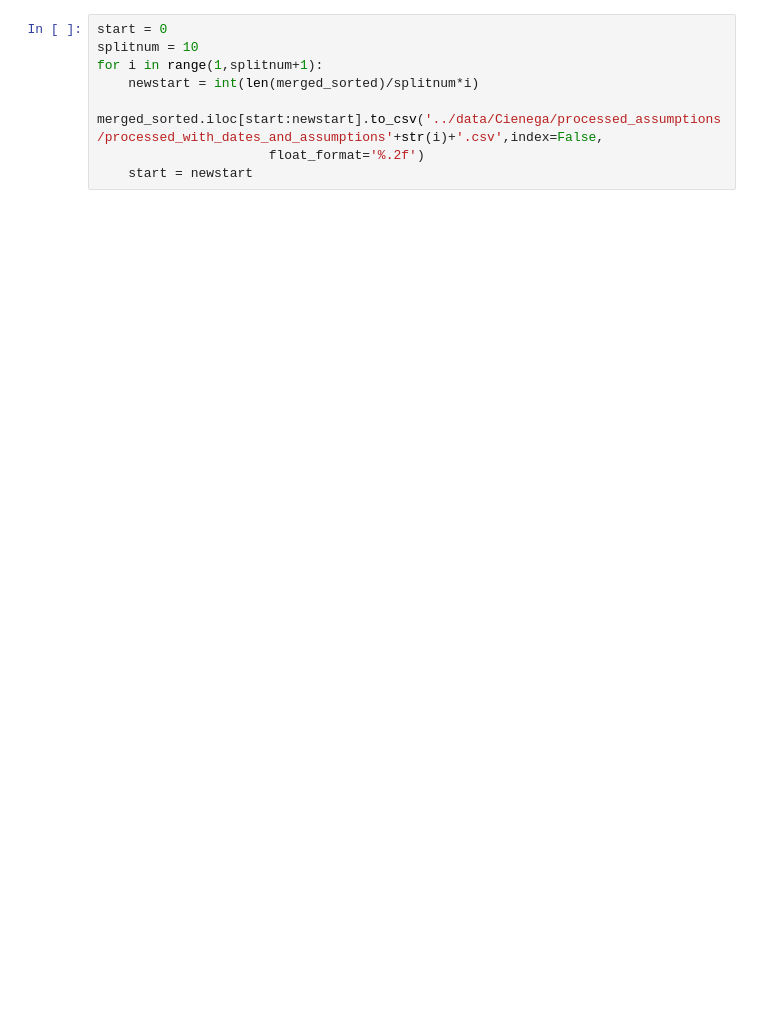
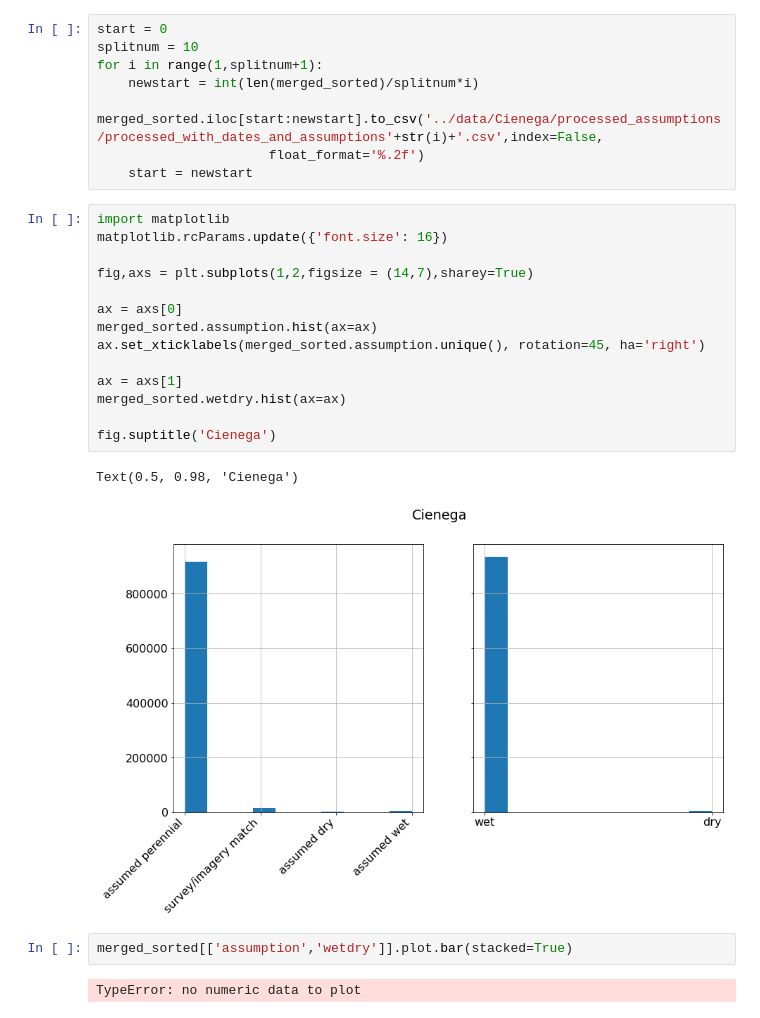
Before and after one commit to lapidesd/SanPedro_wetdry_pilot, a Jupyter notebook: code/Cienega_survey_imagery.ipynb, the cells around one changed output. Saved outputs shown, nothing was run; the diff lists cells and outputs as text; blank space fills up the shorter version.

```diff
--- a/code/Cienega_survey_imagery.ipynb
+++ b/code/Cienega_survey_imagery.ipynb
@@ -415,3 +422,24 @@ for i in range(1,splitnum+1):
     merged_sorted.iloc[start:newstart].to_csv('../data/Cienega/processed_assumptions/processed_with_dates_and_assumptions'+str(i)+'.csv',index=False,
                       float_format='%.2f')
     start = newstart
+# %%
+import matplotlib
+matplotlib.rcParams.update({'font.size': 16})
+
+fig,axs = plt.subplots(1,2,figsize = (14,7),sharey=True)
+
+ax = axs[0]
+merged_sorted.assumption.hist(ax=ax)
+ax.set_xticklabels(merged_sorted.assumption.unique(), rotation=45, ha='right')
+
+ax = axs[1]
+merged_sorted.wetdry.hist(ax=ax)
+
+fig.suptitle('Cienega')
+# %% [output]
+Text(0.5, 0.98, 'Cienega')
+[figure, added]
+# %%
+merged_sorted[['assumption','wetdry']].plot.bar(stacked=True)
+# %% [output]
+TypeError: no numeric data to plot
```
Also changed, not shown: parts of 7 cells of this notebook, 23 other files.
